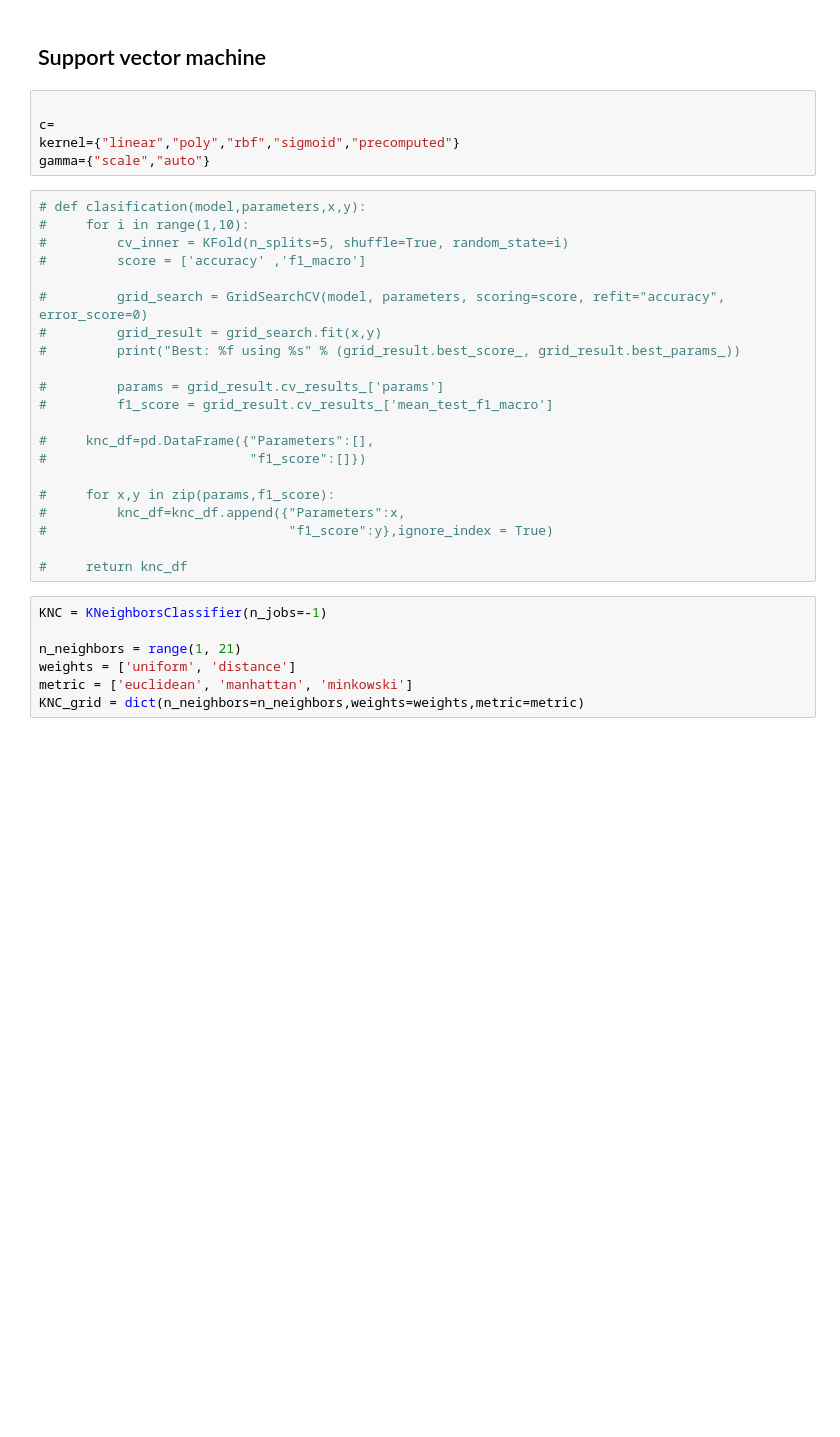
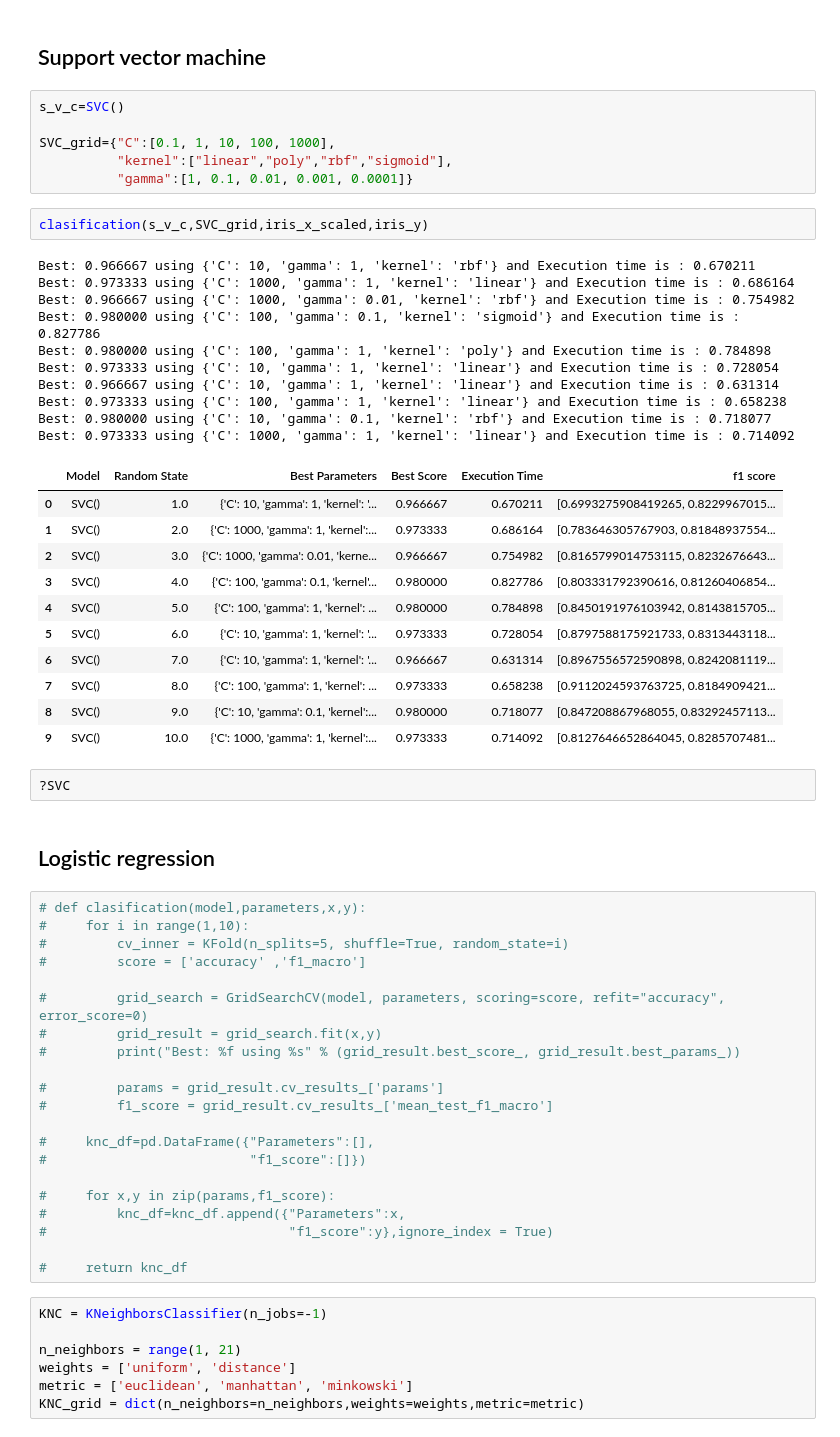
Before and after one commit to ModithaSubasinghe/Classification-Algorithms, a Jupyter notebook: Classification.ipynb, the cells around one changed output. Drawn from its saved outputs; the diff is of its cells as text; blank space fills up the shorter version.

```diff
--- a/Classification.ipynb
+++ b/Classification.ipynb
@@ -189,10 +210,39 @@ clasification(GNB,GNB_grid,iris_x_scaled,iris_y)
 # %% [markdown]
 ## Support vector machine
-# %%
-
-c=
-kernel={"linear","poly","rbf","sigmoid","precomputed"}
-gamma={"scale","auto"}
+# %%
+s_v_c=SVC()
+
+SVC_grid={"C":[0.1, 1, 10, 100, 1000],
+          "kernel":["linear","poly","rbf","sigmoid"],
+          "gamma":[1, 0.1, 0.01, 0.001, 0.0001]}
+# %%
+clasification(s_v_c,SVC_grid,iris_x_scaled,iris_y)
+# %% [output]
+Best: 0.966667 using {'C': 10, 'gamma': 1, 'kernel': 'rbf'} and Execution time is : 0.670211
+Best: 0.973333 using {'C': 1000, 'gamma': 1, 'kernel': 'linear'} and Execution time is : 0.686164
+Best: 0.966667 using {'C': 1000, 'gamma': 0.01, 'kernel': 'rbf'} and Execution time is : 0.754982
+Best: 0.980000 using {'C': 100, 'gamma': 0.1, 'kernel': 'sigmoid'} and Execution time is : 0.827786
+Best: 0.980000 using {'C': 100, 'gamma': 1, 'kernel': 'poly'} and Execution time is : 0.784898
+Best: 0.973333 using {'C': 10, 'gamma': 1, 'kernel': 'linear'} and Execution time is : 0.728054
+Best: 0.966667 using {'C': 10, 'gamma': 1, 'kernel': 'linear'} and Execution time is : 0.631314
+Best: 0.973333 using {'C': 100, 'gamma': 1, 'kernel': 'linear'} and Execution time is : 0.658238
+Best: 0.980000 using {'C': 10, 'gamma': 0.1, 'kernel': 'rbf'} and Execution time is : 0.718077
+Best: 0.973333 using {'C': 1000, 'gamma': 1, 'kernel': 'linear'} and Execution time is : 0.714092
+|  | Model | Random State | Best Parameters | Best Score | Execution Time | f1 score |
+| 0 | SVC() | 1.0 | {'C': 10, 'gamma': 1, 'kernel': '... | 0.966667 | 0.670211 | [0.6993275908419265, 0.8229967015... |
+| 1 | SVC() | 2.0 | {'C': 1000, 'gamma': 1, 'kernel':... | 0.973333 | 0.686164 | [0.783646305767903, 0.81848937554... |
+| 2 | SVC() | 3.0 | {'C': 1000, 'gamma': 0.01, 'kerne... | 0.966667 | 0.754982 | [0.8165799014753115, 0.8232676643... |
+| 3 | SVC() | 4.0 | {'C': 100, 'gamma': 0.1, 'kernel'... | 0.980000 | 0.827786 | [0.803331792390616, 0.81260406854... |
+| 4 | SVC() | 5.0 | {'C': 100, 'gamma': 1, 'kernel': ... | 0.980000 | 0.784898 | [0.8450191976103942, 0.8143815705... |
+| 5 | SVC() | 6.0 | {'C': 10, 'gamma': 1, 'kernel': '... | 0.973333 | 0.728054 | [0.8797588175921733, 0.8313443118... |
+| 6 | SVC() | 7.0 | {'C': 10, 'gamma': 1, 'kernel': '... | 0.966667 | 0.631314 | [0.8967556572590898, 0.8242081119... |
+| 7 | SVC() | 8.0 | {'C': 100, 'gamma': 1, 'kernel': ... | 0.973333 | 0.658238 | [0.9112024593763725, 0.8184909421... |
+| 8 | SVC() | 9.0 | {'C': 10, 'gamma': 0.1, 'kernel':... | 0.980000 | 0.718077 | [0.847208867968055, 0.83292457113... |
+| 9 | SVC() | 10.0 | {'C': 1000, 'gamma': 1, 'kernel':... | 0.973333 | 0.714092 | [0.8127646652864045, 0.8285707481... |
+# %%
+?SVC
+# %% [markdown]
+## Logistic regression
 # %%
 # def clasification(model,parameters,x,y):
 #     for i in range(1,10):
```
Also changed, not shown: parts of 7 cells of this notebook, 4 other files.
